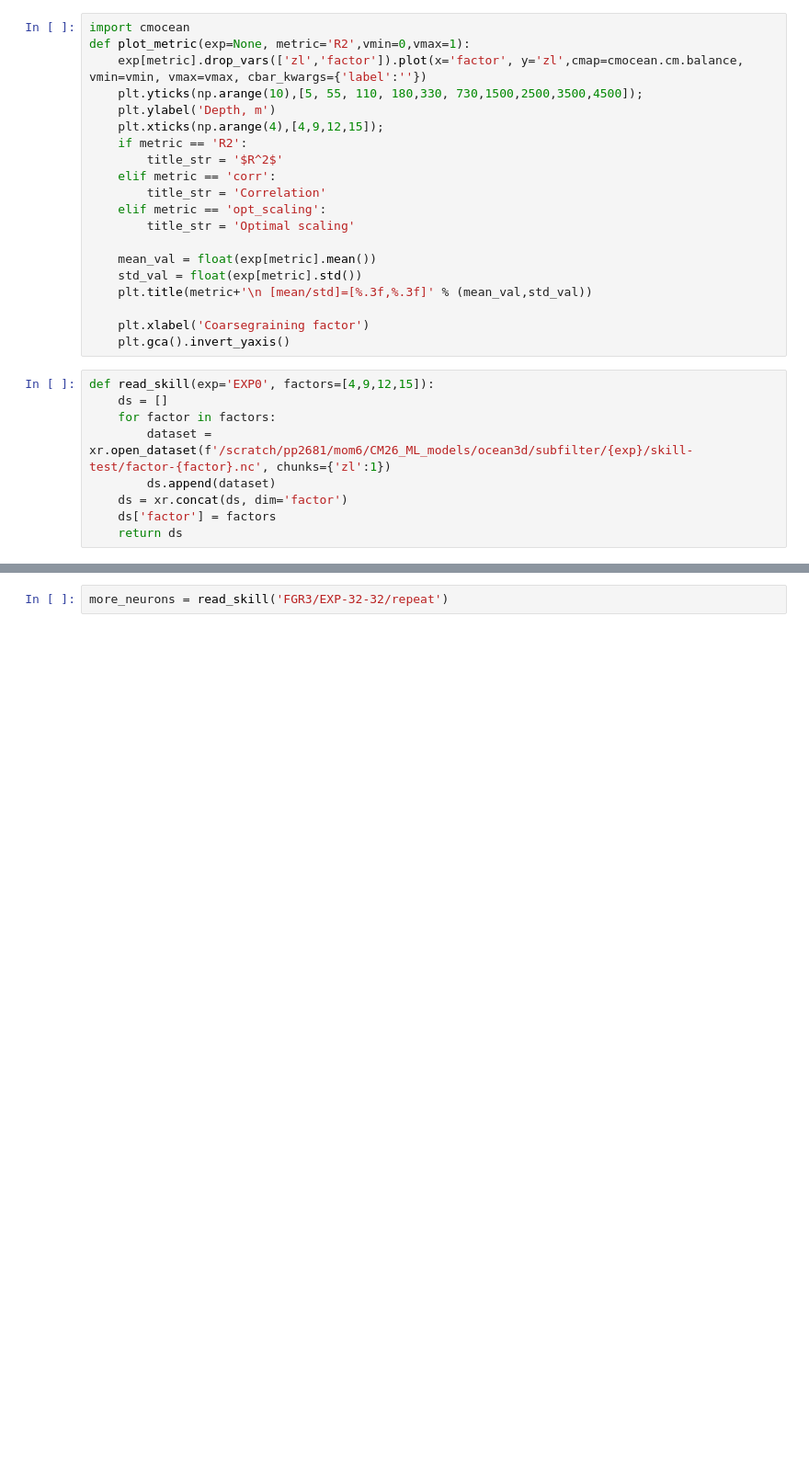
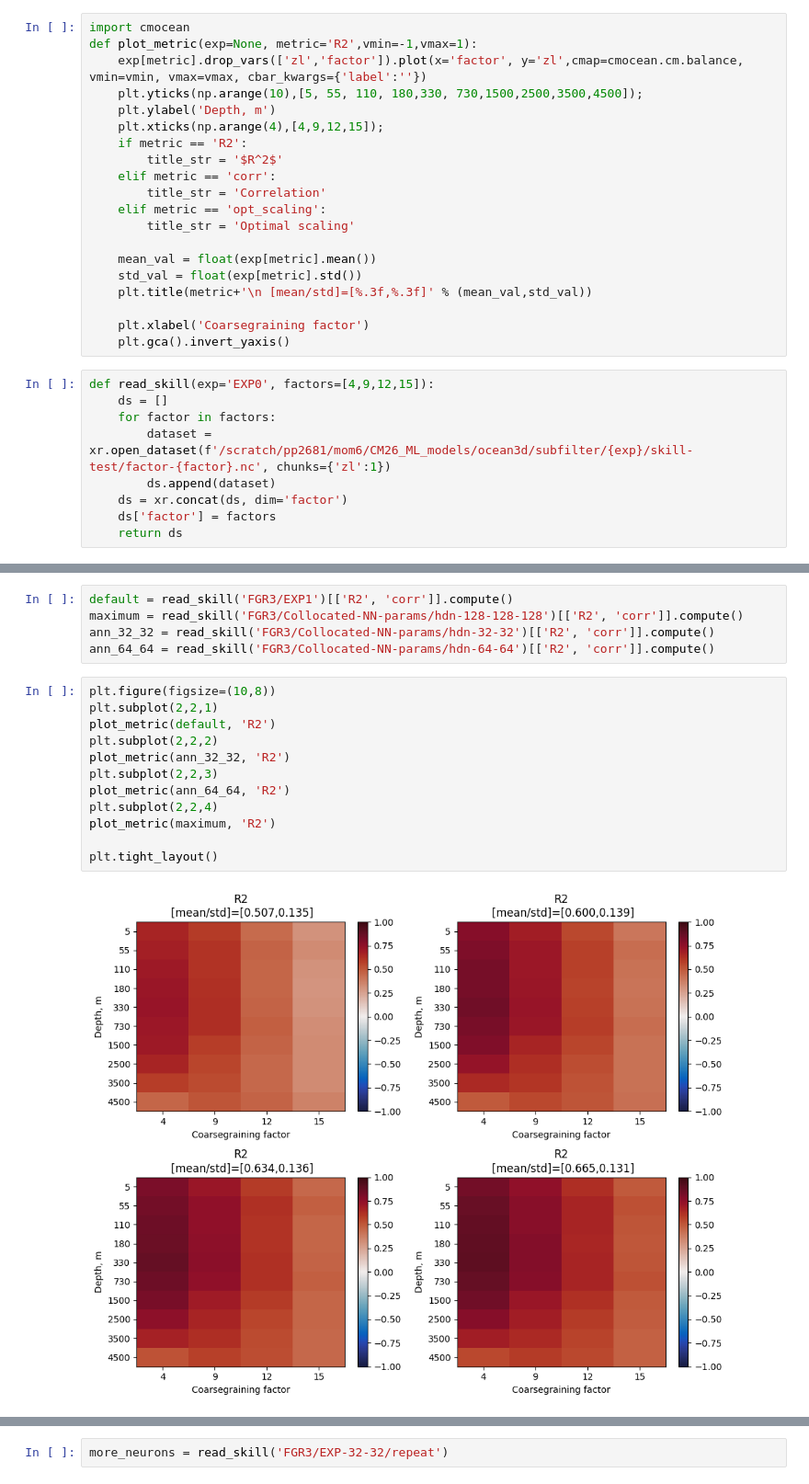
Before and after one commit to m2lines/Analysis-of-global-ocean-simulations-OM4, a Jupyter notebook: simple_notebooks/Offline.ipynb, the cells around one changed output, grey strips where cells are left out. Shown at 92% size. Saved outputs shown, nothing was run; the diff lists cells and outputs as text; blank space fills up the shorter version.

```diff
--- a/simple_notebooks/Offline.ipynb
+++ b/simple_notebooks/Offline.ipynb
@@ -4,7 +4,7 @@ import matplotlib.pyplot as plt
 import numpy as np
 # %%
 import cmocean
-def plot_metric(exp=None, metric='R2',vmin=0,vmax=1):
+def plot_metric(exp=None, metric='R2',vmin=-1,vmax=1):
     exp[metric].drop_vars(['zl','factor']).plot(x='factor', y='zl',cmap=cmocean.cm.balance, vmin=vmin, vmax=vmax, cbar_kwargs={'label':''})
     plt.yticks(np.arange(10),[5, 55, 110, 180,330, 730,1500,2500,3500,4500]);
     plt.ylabel('Depth, m')
@@ -33,0 +36,19 @@ def read_skill(exp='EXP0', factors=[4,9,12,15]):
+# %%
+default = read_skill('FGR3/EXP1')[['R2', 'corr']].compute()
+maximum = read_skill('FGR3/Collocated-NN-params/hdn-128-128-128')[['R2', 'corr']].compute()
+ann_32_32 = read_skill('FGR3/Collocated-NN-params/hdn-32-32')[['R2', 'corr']].compute()
+ann_64_64 = read_skill('FGR3/Collocated-NN-params/hdn-64-64')[['R2', 'corr']].compute()
+# %%
+plt.figure(figsize=(10,8))
+plt.subplot(2,2,1)
+plot_metric(default, 'R2')
+plt.subplot(2,2,2)
+plot_metric(ann_32_32, 'R2')
+plt.subplot(2,2,3)
+plot_metric(ann_64_64, 'R2')
+plt.subplot(2,2,4)
+plot_metric(maximum, 'R2')
+
+plt.tight_layout()
+# %% [output]
+[figure, added]
```
Also changed, not shown: parts of 23 cells of this notebook, 34 other files.
